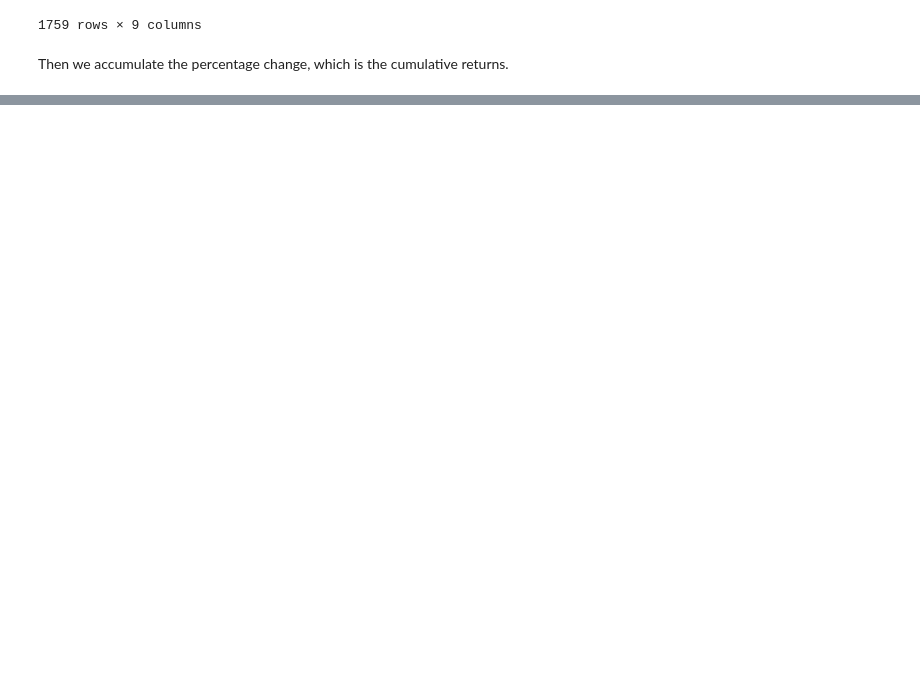
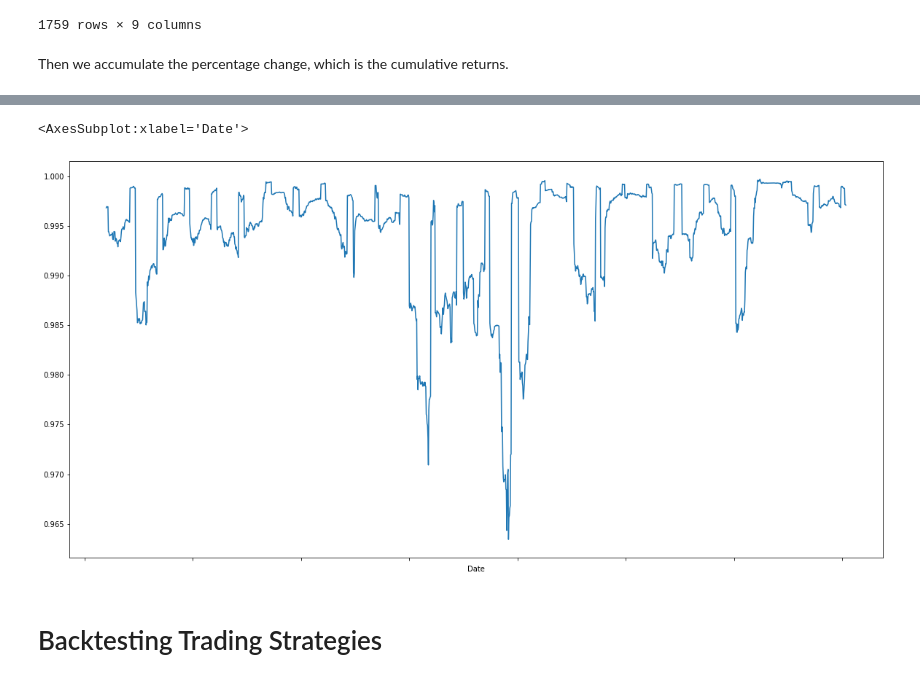
Before and after one commit to murphytalk/finance, a Jupyter notebook: src/finance/quant/trading-evolved.ipynb, the cells around one changed output, grey strips where cells are left out. Drawn from its saved outputs; the diff is of its cells as text; code cells hidden in the pictures; blank space fills up the shorter version.

```diff
--- a/src/finance/quant/trading-evolved.ipynb
+++ b/src/finance/quant/trading-evolved.ipynb
@@ -172,0 +200,14 @@ data[['Strategy','BuyHold']].plot()
+# %%
+start_date=[2014,1,1]
+end_date=[2020,12,28]
+
+def get_hist_data(ticker):
+    raw = Fetcher(ticker, start_date, end_date).get_historical()
+    return raw.set_index('Date')
+
+SP500='%5EGSPC'
+df_sp500 = get_hist_data(SP500)
+df_sp500['chg'] = df_sp500['Close'].pct_change()
+df_voo = get_hist_data('VOO')
+df_sp500['voo_chg'] = df_voo['Close'].pct_change()
+display(df_sp500)
@@ -172,0 +234,7 @@ data[['Strategy','BuyHold']].plot()
+# %%
+df_sp500['chg'].rolling(50).corr(df_sp500['voo_chg']).plot()
+# %% [output]
+<AxesSubplot:xlabel='Date'>
+[figure, added]
+# %% [markdown]
+# Backtesting Trading Strategies
```
Also changed, not shown: parts of 13 cells of this notebook, 1 other file.
